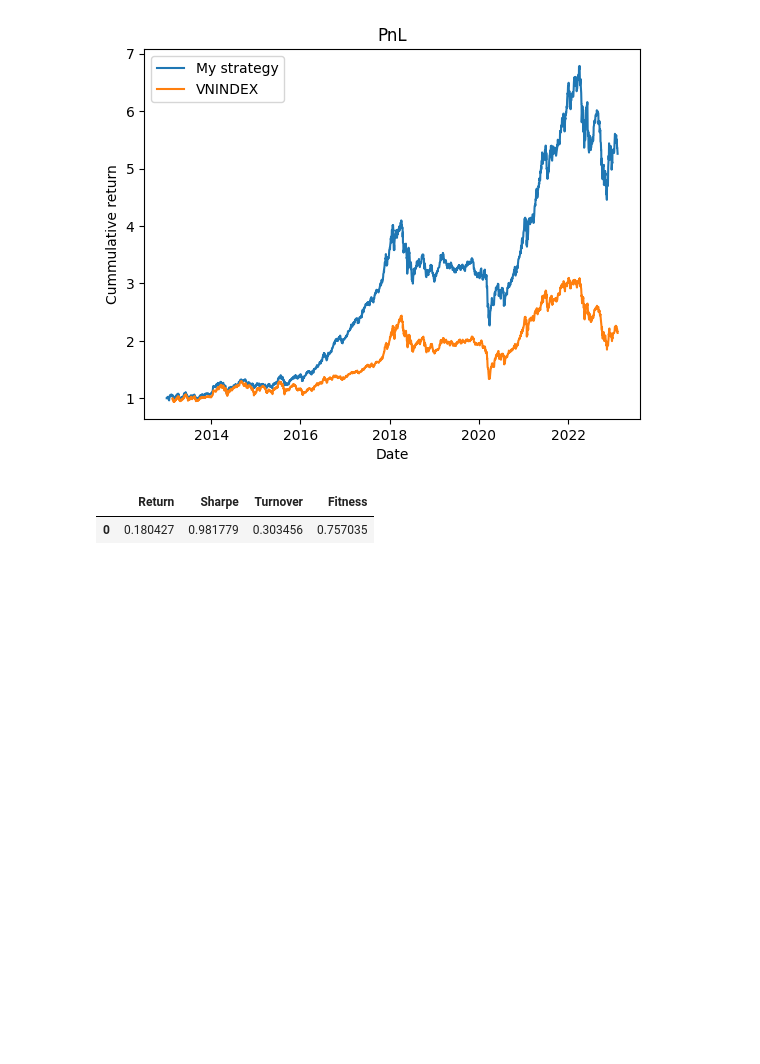
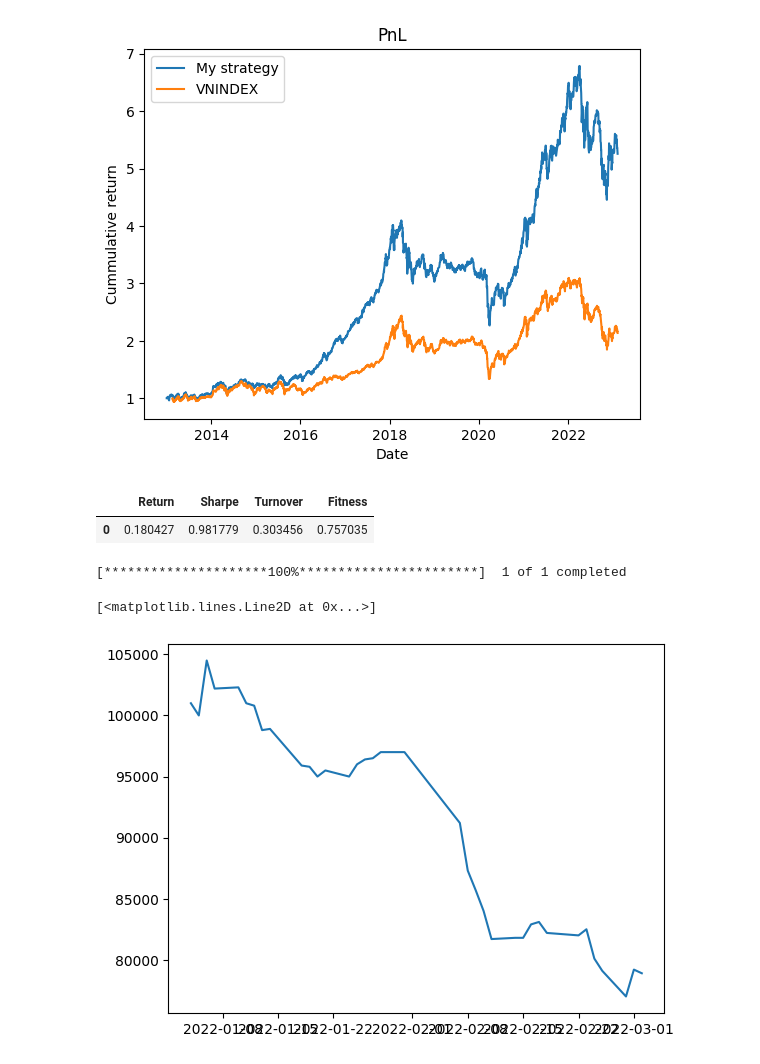
Before and after one commit to khanhtrinh2003/VN30-Strategy, a Jupyter notebook: main.ipynb, the cells around one changed output. Drawn from its saved outputs; the diff is of its cells as text; code cells hidden in the pictures; blank space fills up the shorter version.

```diff
--- a/main.ipynb
+++ b/main.ipynb
@@ -102,0 +135,9 @@ a.get_summary()
+# %%
+vic = yf.download("VIC","2022-01-01","2023-01-01")
+# %% [output]
+[*********************100%***********************]  1 of 1 completed
+# %%
+plt.plot(vic["Adj Close"])
+# %% [output]
+[<matplotlib.lines.Line2D at 0x...>]
+[figure, added]
```
Also changed, not shown: parts of 8 cells of this notebook, 1 other file.
